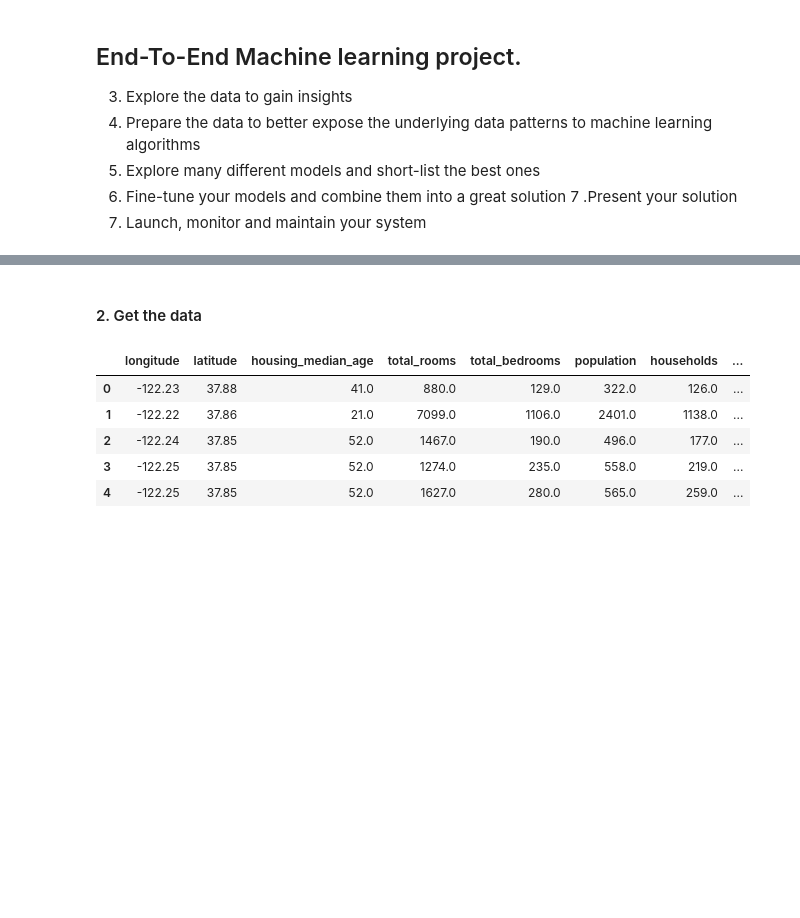
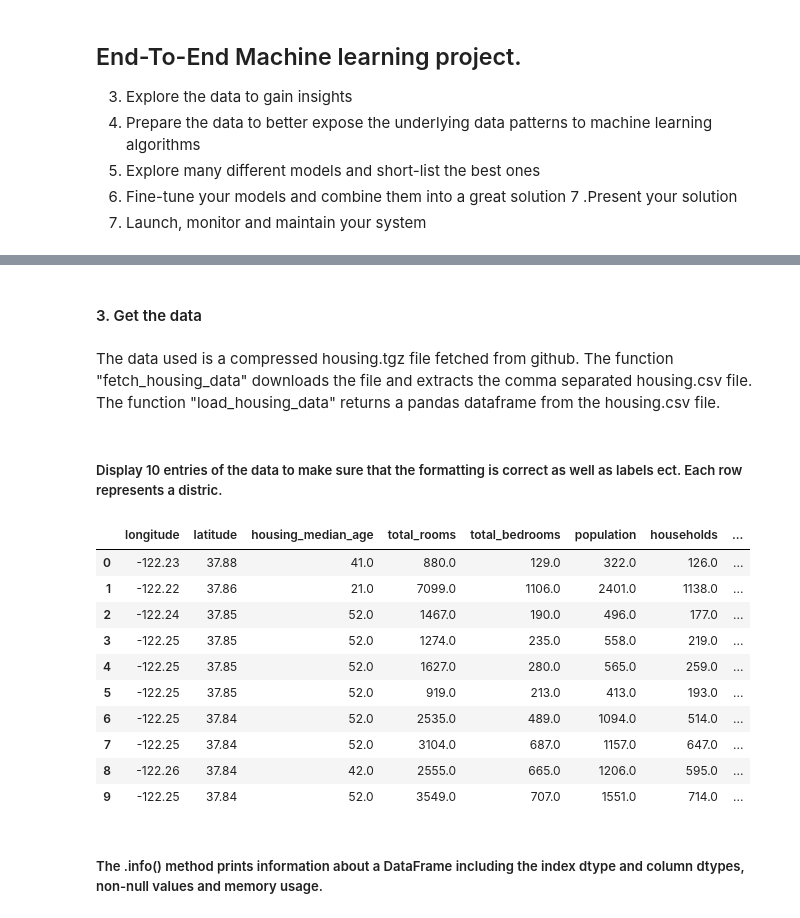
Before and after one commit to 181210/dat158, a Jupyter notebook: Oblig_1/Oblig_1ML.ipynb, the cells around one changed output, grey strips where cells are left out. Cells and saved outputs as stored; diff of their text form; code cells hidden in the pictures; blank space fills up the shorter version.

```diff
--- a/Oblig_1/Oblig_1ML.ipynb
+++ b/Oblig_1/Oblig_1ML.ipynb
@@ -26,7 +34,9 @@ np.random.seed(42)
 # To display plots directly in the notebook:
 %matplotlib inline
 # %% [markdown]
-#### 2. Get the data
+#### 3. Get the data
+# %% [markdown]
+The data used is a compressed housing.tgz file fetched from github. The function "fetch_housing_data" downloads the file and extracts the comma separated housing.csv file. The function "load_housing_data" returns a pandas dataframe from the housing.csv file.
 # %%
 import os
 import tarfile
@@ -47,18 +57,26 @@ def fetch_housing_data(housing_url=HOUSING_URL, housing_path=HOUSING_PATH):
 
 fetch_housing_data()
 
-import pandas as pd
-
 def load_housing_data(housing_path=HOUSING_PATH):
     csv_path = os.path.join(housing_path, "housing.csv")
     return pd.read_csv(csv_path)
 
 housing = load_housing_data()
-housing.head()
-# %% [output]
-|  | longitude | latitude | housing_median_age | total_rooms | total_bedrooms | population | households | ... |
-| 0 | -122.23 | 37.88 | 41.0 | 880.0 | 129.0 | 322.0 | 126.0 | ... |
-| 1 | -122.22 | 37.86 | 21.0 | 7099.0 | 1106.0 | 2401.0 | 1138.0 | ... |
-| 2 | -122.24 | 37.85 | 52.0 | 1467.0 | 190.0 | 496.0 | 177.0 | ... |
-| 3 | -122.25 | 37.85 | 52.0 | 1274.0 | 235.0 | 558.0 | 219.0 | ... |
-| 4 | -122.25 | 37.85 | 52.0 | 1627.0 | 280.0 | 565.0 | 259.0 | ... |
+# %% [markdown]
+##### Display 10 entries of the data to make sure that the formatting is correct as well as labels ect. Each row represents a distric.
+# %%
+housing.head(10)
+# %% [output]
+|  | longitude | latitude | housing_median_age | total_rooms | total_bedrooms | population | households | ... |
+| 0 | -122.23 | 37.88 | 41.0 | 880.0 | 129.0 | 322.0 | 126.0 | ... |
+| 1 | -122.22 | 37.86 | 21.0 | 7099.0 | 1106.0 | 2401.0 | 1138.0 | ... |
+| 2 | -122.24 | 37.85 | 52.0 | 1467.0 | 190.0 | 496.0 | 177.0 | ... |
+| 3 | -122.25 | 37.85 | 52.0 | 1274.0 | 235.0 | 558.0 | 219.0 | ... |
+| 4 | -122.25 | 37.85 | 52.0 | 1627.0 | 280.0 | 565.0 | 259.0 | ... |
+| 5 | -122.25 | 37.85 | 52.0 | 919.0 | 213.0 | 413.0 | 193.0 | ... |
+| 6 | -122.25 | 37.84 | 52.0 | 2535.0 | 489.0 | 1094.0 | 514.0 | ... |
+| 7 | -122.25 | 37.84 | 52.0 | 3104.0 | 687.0 | 1157.0 | 647.0 | ... |
+| 8 | -122.26 | 37.84 | 42.0 | 2555.0 | 665.0 | 1206.0 | 595.0 | ... |
+| 9 | -122.25 | 37.84 | 52.0 | 3549.0 | 707.0 | 1551.0 | 714.0 | ... |
+# %% [markdown]
+##### The .info() method prints information about a DataFrame including the index dtype and column dtypes, non-null values and memory usage.
```
Also changed, not shown: parts of 11 cells of this notebook.
